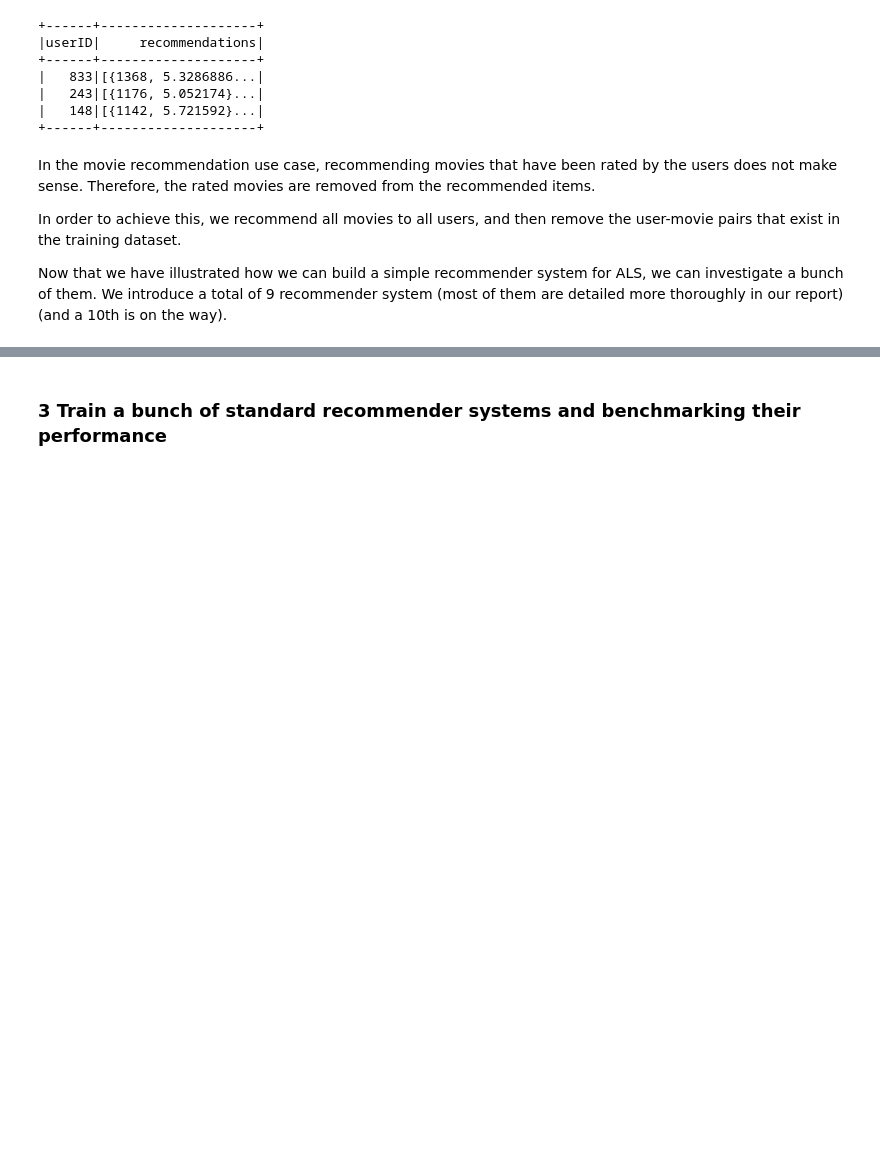
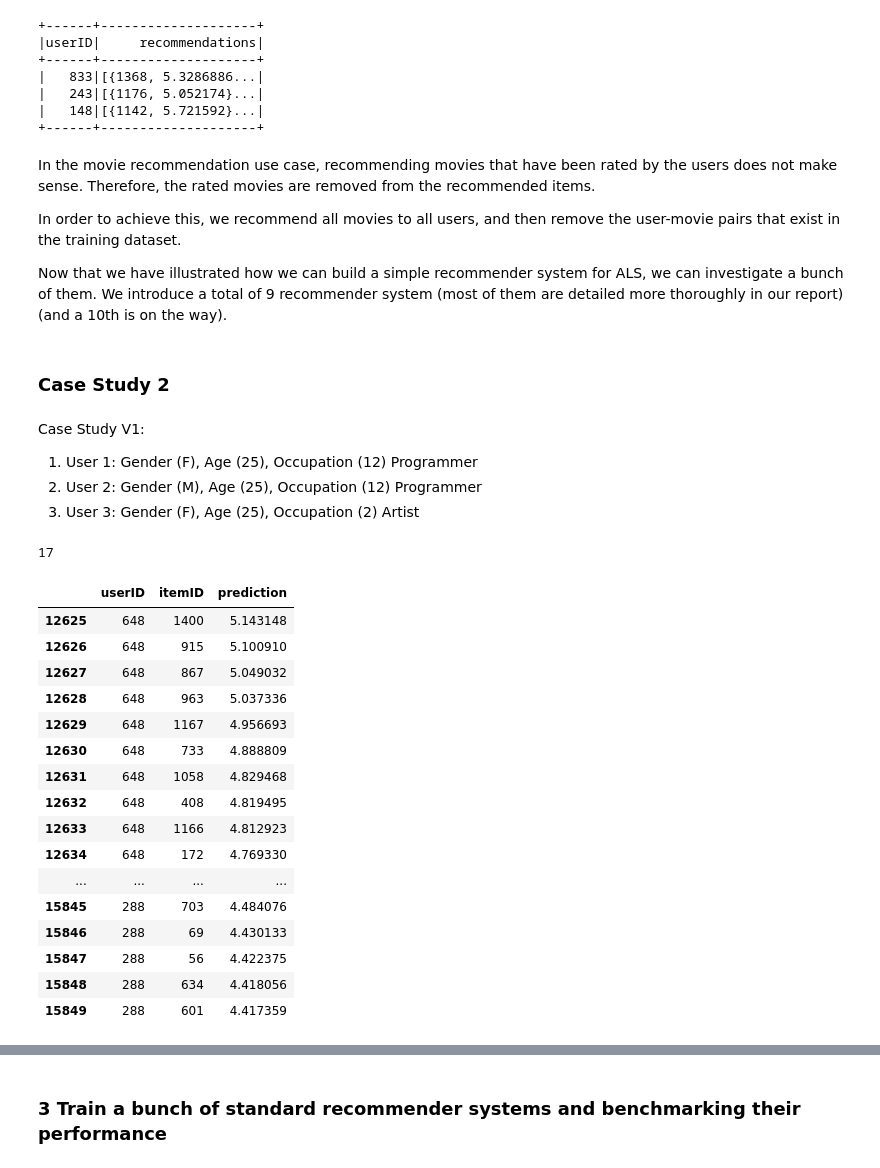
Before and after one commit to Burdantes/DeepLearningCOMS4995, a Jupyter notebook: FinalNotebook.ipynb, the cells around one changed output, grey strips where cells are left out. Drawn from its saved outputs; the diff is of its cells as text; code cells hidden in the pictures; blank space fills up the shorter version.

```diff
--- a/FinalNotebook.ipynb
+++ b/FinalNotebook.ipynb
@@ -713,3 +713,66 @@ In order to achieve this, we recommend all movies to all users, and then remove
 
 Now that we have illustrated how we can build a simple recommender system for ALS, we can investigate a bunch of them.
 We introduce a total of 9 recommender system (most of them are detailed more thoroughly in our report) (and a 10th is on the way).
+# %% [markdown]
+### Case Study 2
+# %% [markdown]
+Case Study V1:
+
+1.   User 1: Gender (F), Age (25), Occupation (12) Programmer
+2.   User 2: Gender (M), Age (25), Occupation (12) Programmer
+3.   User 3: Gender (F), Age (25), Occupation (2) Artist
+# %%
+top_k_reco = top_k_reco.toPandas()
+
+path_to_data = "Data/ML1M/"
+movies_df = pd.read_csv(path_to_data +
+    'movies.dat',
+    sep='::',
+    names=['itemID','Title','Genres'],
+    engine='python',
+    encoding='latin-1',
+    header=None
+)
+users_df = pd.read_csv(path_to_data +
+    'users.dat',
+    sep='::',
+    names=['userID','Gender','Age', 'Occupation', 'zip-code'],
+    engine='python',
+    encoding='latin-1',
+    header=None
+)
+ratings_df = pd.read_csv(path_to_data +
+    'ratings.dat',
+    sep='::',
+    names=['userID','itemID','Rating', 'Timestamp'],
+    parse_dates=['Timestamp'],
+    engine='python',
+    encoding='latin-1',
+    header=None
+)
+u1 = users_df.loc[(users_df['Gender'] == 'F')  & (users_df['Age'] == 25) & (users_df['Occupation'] == 12)]
+u1_list = u1['userID'].tolist()
+print(len(u1_list))
+
+# get all top-k recommendations from users that match u1 profile
+u1_recs = top_k_reco[top_k_reco['userID'].isin(u1_list)]
+u1_recs
+# %% [output]
+17
+|  | userID | itemID | prediction |
+| 12625 | 648 | 1400 | 5.143148 |
+| 12626 | 648 | 915 | 5.100910 |
+| 12627 | 648 | 867 | 5.049032 |
+| 12628 | 648 | 963 | 5.037336 |
+| 12629 | 648 | 1167 | 4.956693 |
+| 12630 | 648 | 733 | 4.888809 |
+| 12631 | 648 | 1058 | 4.829468 |
+| 12632 | 648 | 408 | 4.819495 |
+| 12633 | 648 | 1166 | 4.812923 |
+| 12634 | 648 | 172 | 4.769330 |
+| ... | ... | ... | ... |
+| 15845 | 288 | 703 | 4.484076 |
+| 15846 | 288 | 69 | 4.430133 |
+| 15847 | 288 | 56 | 4.422375 |
+| 15848 | 288 | 634 | 4.418056 |
+| 15849 | 288 | 601 | 4.417359 |
```
Also changed, not shown: parts of 19 cells of this notebook.
